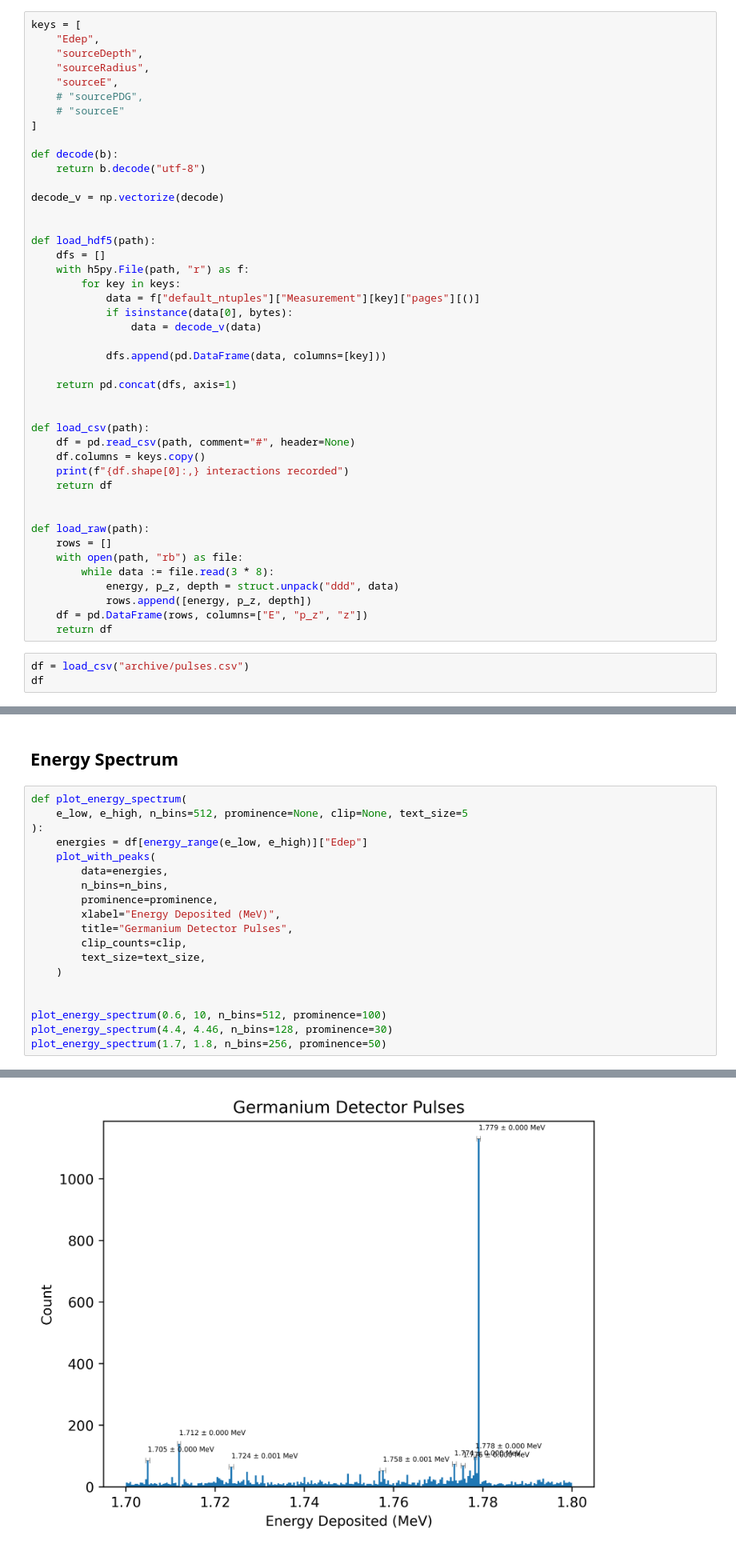
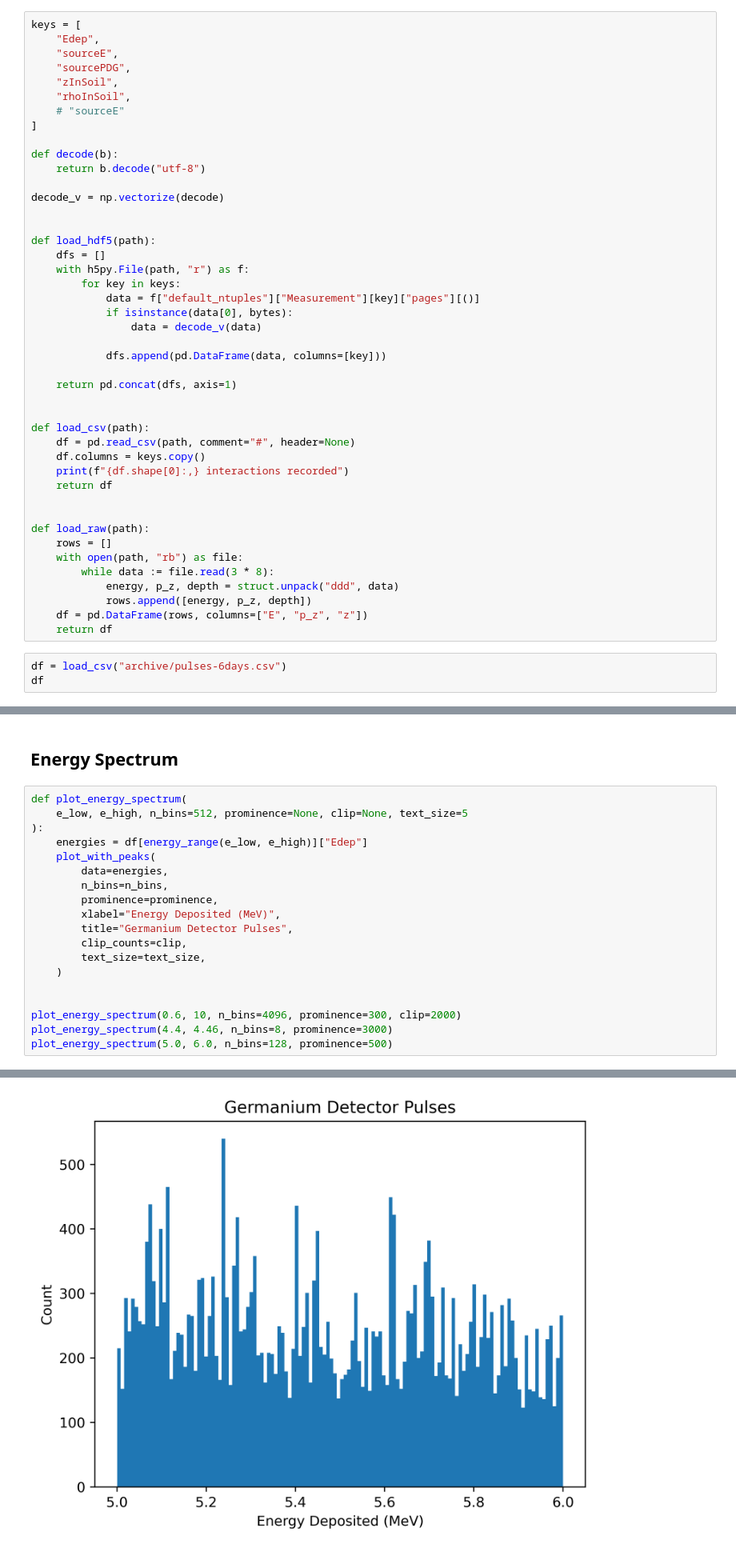
Before and after one commit to Jude-E-dev/Carbon-ASC-Repo, a Jupyter notebook: analysis/analyse-pulses.ipynb, the cells around one changed output, grey strips where cells are left out. Shown at 80% size. Cells and saved outputs as stored; diff of their text form.

```diff
--- a/analysis/analyse-pulses.ipynb
+++ b/analysis/analyse-pulses.ipynb
@@ -83,10 +83,10 @@ def plot_with_peaks(
 # %%
 keys = [
     "Edep",
-    "sourceDepth",
-    "sourceRadius",
     "sourceE",
-    # "sourcePDG",
+    "sourcePDG",
+    "zInSoil",
+    "rhoInSoil",
     # "sourceE"
 ]
 
@@ -125,6 +125,6 @@ def load_raw(path):
     df = pd.DataFrame(rows, columns=["E", "p_z", "z"])
     return df
 # %%
-df = load_csv("archive/pulses.csv")
+df = load_csv("archive/pulses-6days.csv")
 df
 # %% [output]
@@ -175,7 +175,7 @@ def plot_energy_spectrum(
     )
 
 
-plot_energy_spectrum(0.6, 10, n_bins=512, prominence=100)
-plot_energy_spectrum(4.4, 4.46, n_bins=128, prominence=30)
-plot_energy_spectrum(1.7, 1.8, n_bins=256, prominence=50)
+plot_energy_spectrum(0.6, 10, n_bins=4096, prominence=300, clip=2000)
+plot_energy_spectrum(4.4, 4.46, n_bins=8, prominence=3000)
+plot_energy_spectrum(5.0, 6.0, n_bins=128, prominence=500)
 # %% [output]
@@ -184,3 +184,3 @@ plot_energy_spectrum(1.7, 1.8, n_bins=256, prominence=50)
-[figure, old version]
+[figure, new version]
 # %%
 plt.hexbin(
```
Also changed, not shown: parts of 4 cells of this notebook, 22 other files.
